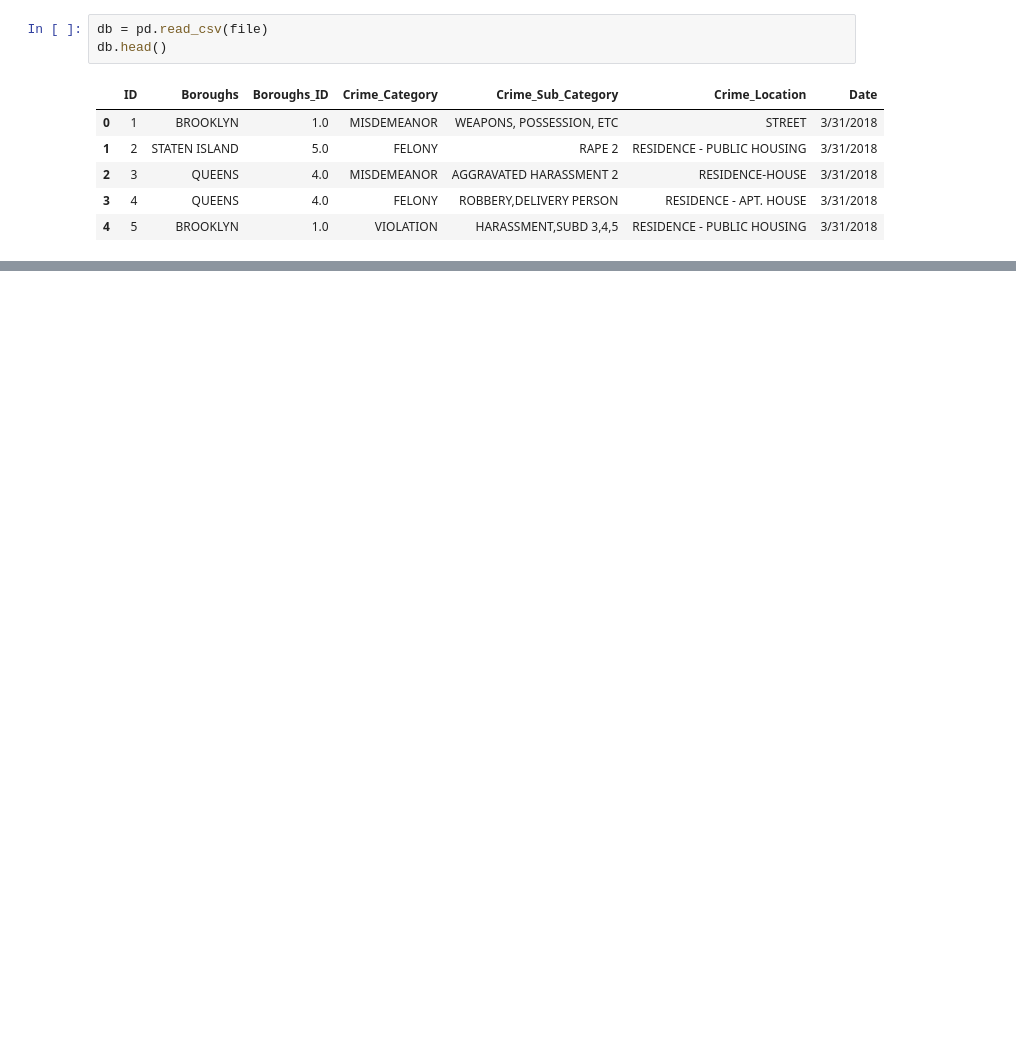
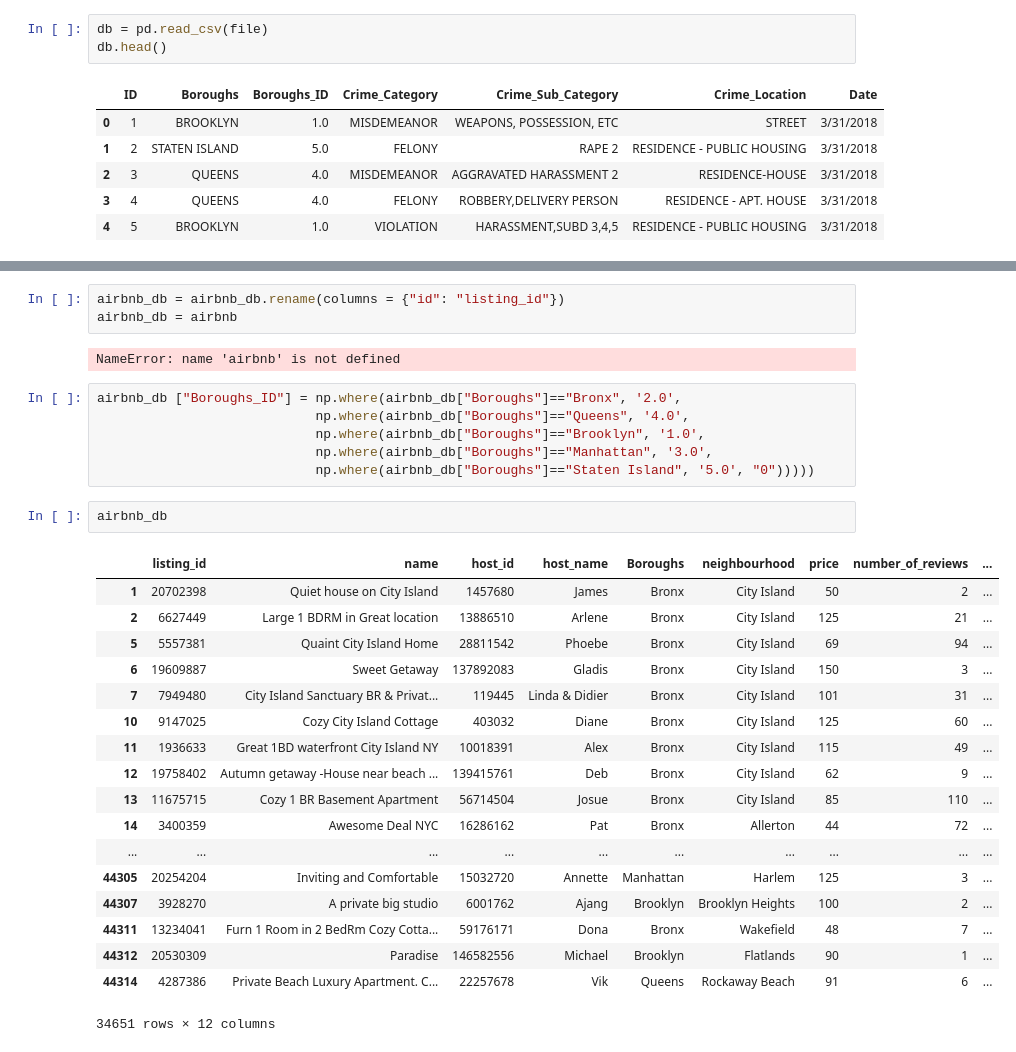
Before and after one commit to jxl696/ETL-Project, a Jupyter notebook: Crime_DB.ipynb, the cells around one changed output, grey strips where cells are left out. Cells and saved outputs as stored; diff of their text form; blank space fills up the shorter version.

```diff
--- a/Crime_DB.ipynb
+++ b/Crime_DB.ipynb
@@ -13,0 +39,32 @@ db.head()
+# %%
+airbnb_db = airbnb_db.rename(columns = {"id": "listing_id"})
+airbnb_db = airbnb
+# %% [output]
+NameError: name 'airbnb' is not defined
+# %%
+airbnb_db ["Boroughs_ID"] = np.where(airbnb_db["Boroughs"]=="Bronx", '2.0',
+                            np.where(airbnb_db["Boroughs"]=="Queens", '4.0',
+                            np.where(airbnb_db["Boroughs"]=="Brooklyn", '1.0',
+                            np.where(airbnb_db["Boroughs"]=="Manhattan", '3.0',
+                            np.where(airbnb_db["Boroughs"]=="Staten Island", '5.0', "0")))))
+# %%
+airbnb_db
+# %% [output]
+|  | listing_id | name | host_id | host_name | Boroughs | neighbourhood | price | number_of_reviews | ... |
+| 1 | 20702398 | Quiet house on City Island | 1457680 | James | Bronx | City Island | 50 | 2 | ... |
+| 2 | 6627449 | Large 1 BDRM in Great location | 13886510 | Arlene | Bronx | City Island | 125 | 21 | ... |
+| 5 | 5557381 | Quaint City Island Home | 28811542 | Phoebe | Bronx | City Island | 69 | 94 | ... |
+| 6 | 19609887 | Sweet Getaway | 137892083 | Gladis | Bronx | City Island | 150 | 3 | ... |
+| 7 | 7949480 | City Island Sanctuary BR & Privat... | 119445 | Linda & Didier | Bronx | City Island | 101 | 31 | ... |
+| 10 | 9147025 | Cozy City Island Cottage | 403032 | Diane | Bronx | City Island | 125 | 60 | ... |
+| 11 | 1936633 | Great 1BD waterfront City Island NY | 10018391 | Alex | Bronx | City Island | 115 | 49 | ... |
+| 12 | 19758402 | Autumn getaway -House near beach ... | 139415761 | Deb | Bronx | City Island | 62 | 9 | ... |
+| 13 | 11675715 | Cozy 1 BR Basement Apartment | 56714504 | Josue | Bronx | City Island | 85 | 110 | ... |
+| 14 | 3400359 | Awesome Deal NYC | 16286162 | Pat | Bronx | Allerton | 44 | 72 | ... |
+| ... | ... | ... | ... | ... | ... | ... | ... | ... | ... |
+| 44305 | 20254204 | Inviting and Comfortable | 15032720 | Annette | Manhattan | Harlem | 125 | 3 | ... |
+| 44307 | 3928270 | A private big studio | 6001762 | Ajang | Brooklyn | Brooklyn Heights | 100 | 2 | ... |
+| 44311 | 13234041 | Furn 1 Room in 2 BedRm Cozy Cotta... | 59176171 | Dona | Bronx | Wakefield | 48 | 7 | ... |
+| 44312 | 20530309 | Paradise | 146582556 | Michael | Brooklyn | Flatlands | 90 | 1 | ... |
+| 44314 | 4287386 | Private Beach Luxury Apartment. C... | 22257678 | Vik | Queens | Rockaway Beach | 91 | 6 | ... |
+34651 rows × 12 columns
```
Also changed, not shown: parts of 7 cells of this notebook.
